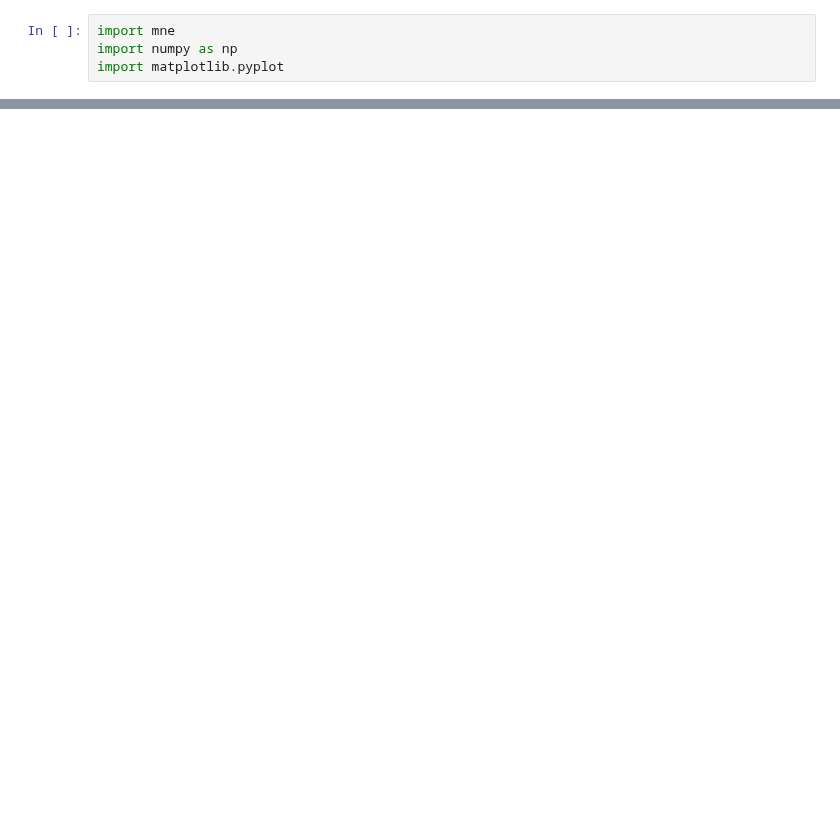
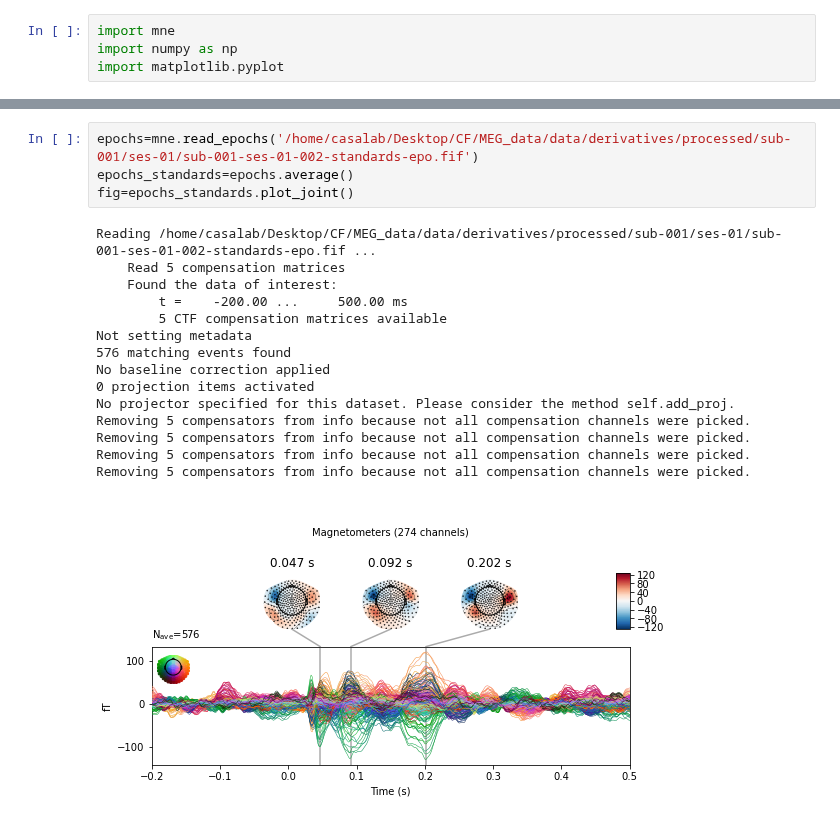
Before and after one commit to danclab/auditory_laminar, a Jupyter notebook: pipeline/plot_erp.ipynb, the cells around one changed output, grey strips where cells are left out. Cells and saved outputs as stored; diff of their text form; blank space fills up the shorter version.

```diff
--- a/pipeline/plot_erp.ipynb
+++ b/pipeline/plot_erp.ipynb
@@ -4,0 +29,20 @@ import matplotlib.pyplot
+# %%
+epochs=mne.read_epochs('/home/casalab/Desktop/CF/MEG_data/data/derivatives/processed/sub-001/ses-01/sub-001-ses-01-002-standards-epo.fif')
+epochs_standards=epochs.average()
+fig=epochs_standards.plot_joint()
+# %% [output]
+Reading /home/casalab/Desktop/CF/MEG_data/data/derivatives/processed/sub-001/ses-01/sub-001-ses-01-002-standards-epo.fif ...
+    Read 5 compensation matrices
+    Found the data of interest:
+        t =    -200.00 ...     500.00 ms
+        5 CTF compensation matrices available
+Not setting metadata
+576 matching events found
+No baseline correction applied
+0 projection items activated
+No projector specified for this dataset. Please consider the method self.add_proj.
+Removing 5 compensators from info because not all compensation channels were picked.
+Removing 5 compensators from info because not all compensation channels were picked.
+Removing 5 compensators from info because not all compensation channels were picked.
+Removing 5 compensators from info because not all compensation channels were picked.
+[figure, added]
```
Also changed, not shown: parts of 18 cells of this notebook, 1 other file.
